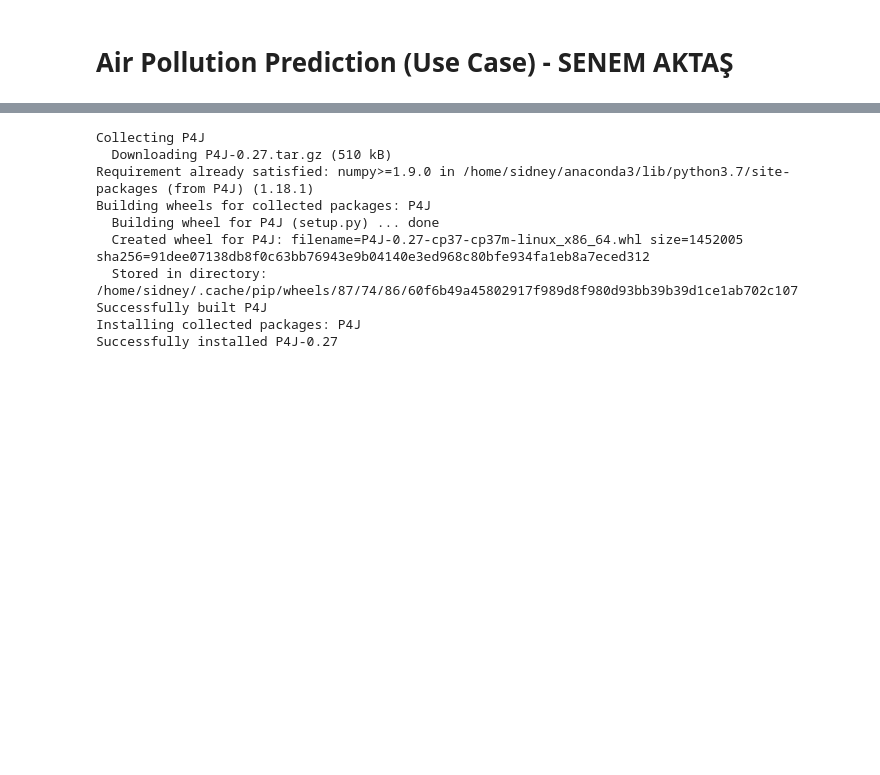
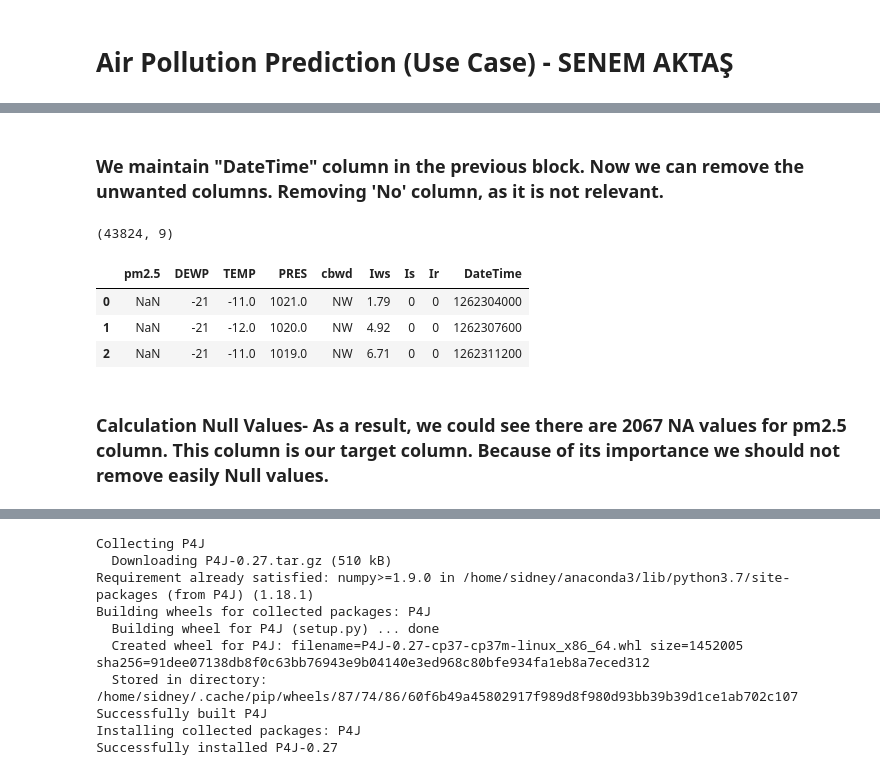
Before and after one commit to senemaktas/Air_Pollution_Prediction_ML_DL, a Jupyter notebook: Air_Pollution_Prediction.ipynb, the cells around one changed output, grey strips where cells are left out. Saved outputs shown, nothing was run; the diff lists cells and outputs as text; code cells hidden in the pictures; blank space fills up the shorter version.

```diff
--- a/Air_Pollution_Prediction.ipynb
+++ b/Air_Pollution_Prediction.ipynb
@@ -60,0 +88,25 @@ ValueError: This function does not handle missing values
+# %% [markdown]
+### We maintain "DateTime" column in the previous block. Now we can remove the unwanted columns. Removing 'No' column, as it is not relevant.
+# %%
+try:
+  df.drop('No',axis = 1,inplace= True)
+  df.drop('year',axis = 1,inplace= True)
+  df.drop('month',axis = 1,inplace= True)
+  df.drop('day',axis = 1,inplace= True)
+  df.drop('hour',axis = 1,inplace= True)
+  print(df.shape)
+except:
+  print(df.shape)
+  #print("Already Done")
+
+df = df.sort_values(by='DateTime',ascending=True)
+
+df.head(3)
+# %% [output]
+(43824, 9)
+|  | pm2.5 | DEWP | TEMP | PRES | cbwd | Iws | Is | Ir | DateTime |
+| 0 | NaN | -21 | -11.0 | 1021.0 | NW | 1.79 | 0 | 0 | 1262304000 |
+| 1 | NaN | -21 | -12.0 | 1020.0 | NW | 4.92 | 0 | 0 | 1262307600 |
+| 2 | NaN | -21 | -11.0 | 1019.0 | NW | 6.71 | 0 | 0 | 1262311200 |
+# %% [markdown]
+### Calculation Null Values- As a result, we could see there are 2067 NA values for pm2.5 column. This column is our target column. Because of its importance we should not remove easily Null values.
```
Also changed, not shown: parts of 25 cells of this notebook.
